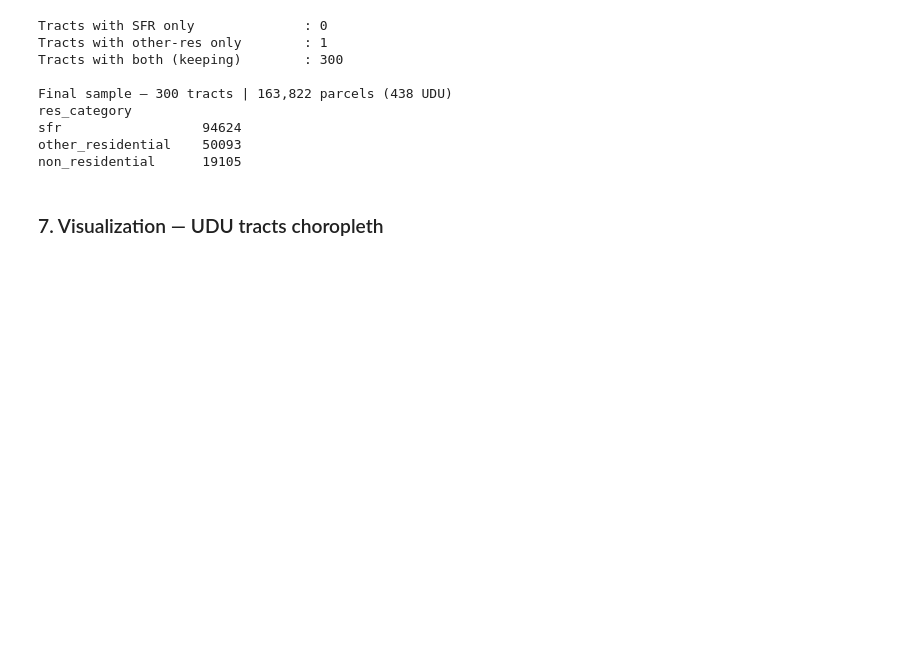
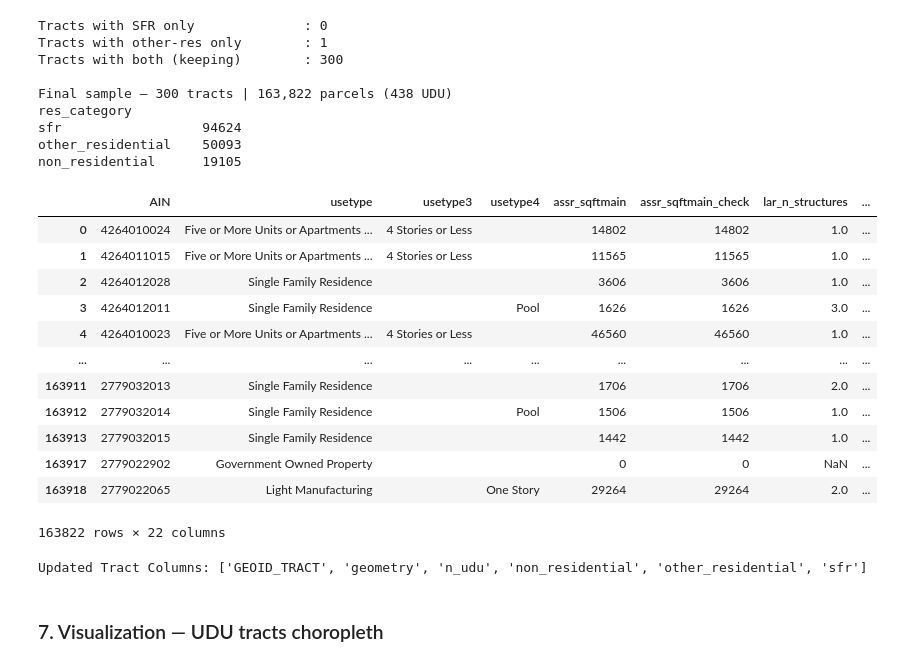
Before and after one commit to AdamSwietek/Hidden_Housing, a Jupyter notebook: notebooks/tasks/05_census_control.ipynb, the cells around one changed output. Saved outputs shown, nothing was run; the diff lists cells and outputs as text; code cells hidden in the pictures; blank space fills up the shorter version.

```diff
--- a/notebooks/tasks/05_census_control.ipynb
+++ b/notebooks/tasks/05_census_control.ipynb
@@ -252,5 +289,51 @@ res_category
 sfr                  94624
 other_residential    50093
 non_residential      19105
+# %%
+parcels_udu_tracts
+# %% [output]
+|  | AIN | usetype | usetype3 | usetype4 | assr_sqftmain | assr_sqftmain_check | lar_n_structures | ... |
+| 0 | 4264010024 | Five or More Units or Apartments ... | 4 Stories or Less |  | 14802 | 14802 | 1.0 | ... |
+| 1 | 4264011015 | Five or More Units or Apartments ... | 4 Stories or Less |  | 11565 | 11565 | 1.0 | ... |
+| 2 | 4264012028 | Single Family Residence |  |  | 3606 | 3606 | 1.0 | ... |
+| 3 | 4264012011 | Single Family Residence |  | Pool | 1626 | 1626 | 3.0 | ... |
+| 4 | 4264010023 | Five or More Units or Apartments ... | 4 Stories or Less |  | 46560 | 46560 | 1.0 | ... |
+| ... | ... | ... | ... | ... | ... | ... | ... | ... |
+| 163911 | 2779032013 | Single Family Residence |  |  | 1706 | 1706 | 2.0 | ... |
+| 163912 | 2779032014 | Single Family Residence |  | Pool | 1506 | 1506 | 1.0 | ... |
+| 163913 | 2779032015 | Single Family Residence |  |  | 1442 | 1442 | 1.0 | ... |
+| 163917 | 2779022902 | Government Owned Property |  |  | 0 | 0 | NaN | ... |
+| 163918 | 2779022065 | Light Manufacturing |  | One Story | 29264 | 29264 | 2.0 | ... |
+163822 rows × 22 columns
+# %%
+# --- 1. Generate Counts by Category and Tract ---
+# Filter only for UDU units to get accurate counts per category
+udu_only = parcels_udu_tracts[parcels_udu_tracts['is_udu']].copy()
+
+# Pivot to get counts of each res_category per tract
+category_counts = udu_only.pivot_table(
+    index='GEOID_TRACT',
+    columns='res_category',
+    values='AIN',
+    aggfunc='count',
+    fill_value=0
+)
+
+# --- 2. Merge Counts into udu_tracts ---
+# We merge first so the tract dataframe has the new data
+udu_tracts = udu_tracts.merge(
+    category_counts,
+    on='GEOID_TRACT',
+    how='left'
+).fillna(0)
+
+# --- 3. Apply the "Mixed-Res" Filter ---
+# We keep only the tracts identified in your set intersection
+udu_tracts = udu_tracts[udu_tracts['GEOID_TRACT'].isin(mixed_res_tracts)].copy()
+
+# Print results to verify
+print("Updated Tract Columns:", udu_tracts.columns.tolist())
+# %% [output]
+Updated Tract Columns: ['GEOID_TRACT', 'geometry', 'n_udu', 'non_residential', 'other_residential', 'sfr']
 # %% [markdown]
 ### 7. Visualization — UDU tracts choropleth
```
Also changed, not shown: parts of 10 cells of this notebook, 2 other files.
